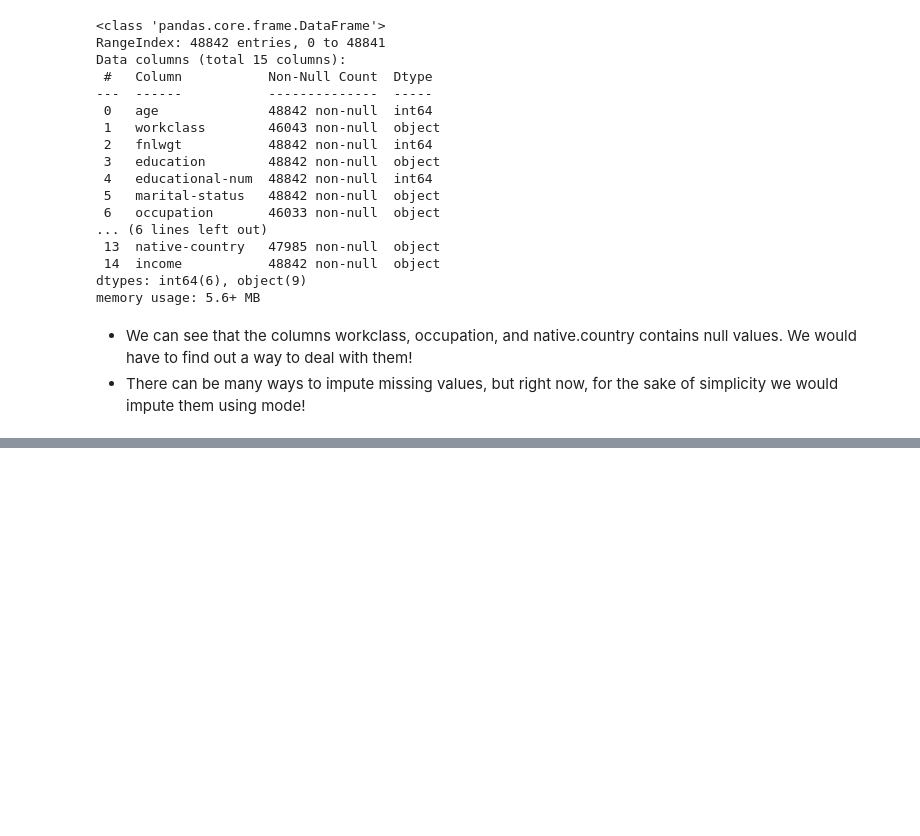
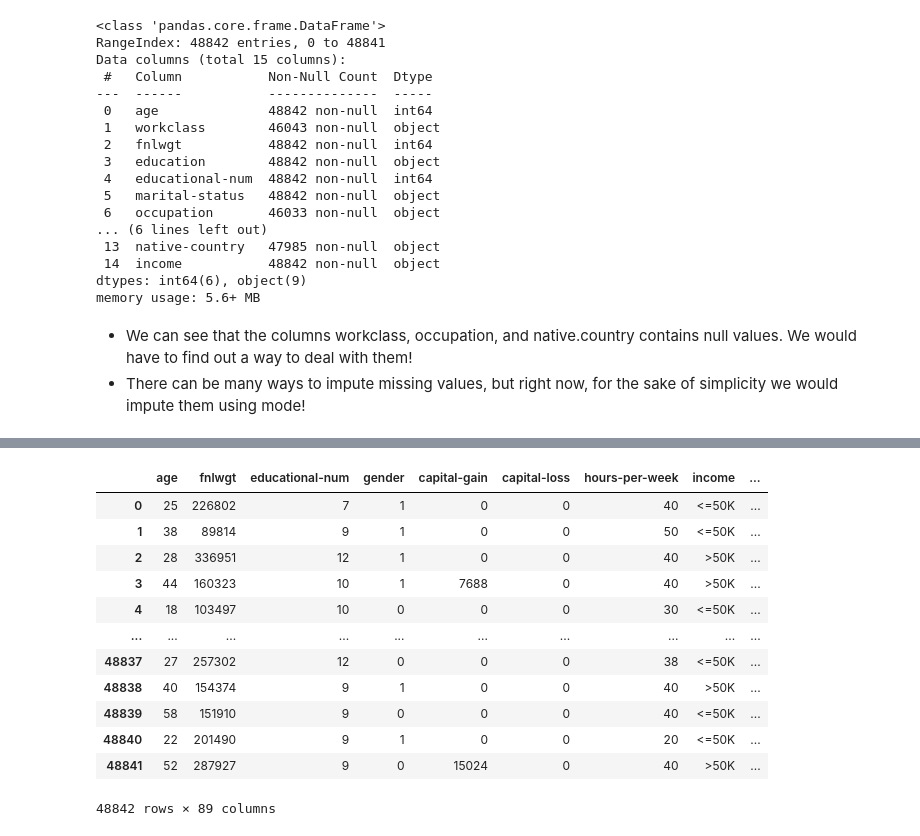
Before and after one commit to rohan-singh987/Income-Predictor, a Jupyter notebook: IncomePrediction.ipynb, the cells around one changed output, grey strips where cells are left out. Drawn from its saved outputs; the diff is of its cells as text; code cells hidden in the pictures; blank space fills up the shorter version.

```diff
--- a/IncomePrediction.ipynb
+++ b/IncomePrediction.ipynb
@@ -86,0 +243,3 @@ for col in ['workclass', 'occupation', 'native-country']:
+# %%
+binary_features = ['gender']
+nominal_features = ['workclass'  ,'marital-status' , 'relationship' , 'race' ,'native-country' , 'occupation']
@@ -86,0 +249,35 @@ for col in ['workclass', 'occupation', 'native-country']:
+# %%
+def binaryEncode(df, columns):
+    df = df.copy()
+    encoder = LabelEncoder()
+    for column in columns:
+        df[column] = encoder.fit_transform(df[column])
+    return df
+
+
+def nominalEncoder(df, columns):
+    df = df.copy()
+    for column in columns:
+        dummies = pd.get_dummies(df[column])
+        df = pd.concat([df, dummies], axis=1)
+        df.drop(column, axis=1 ,inplace=True)
+    return df
+# %%
+data = binaryEncode(data, binary_features)
+data = nominalEncoder(data, nominal_features)
+# %%
+data
+# %% [output]
+|  | age | fnlwgt | educational-num | gender | capital-gain | capital-loss | hours-per-week | income | ... |
+| 0 | 25 | 226802 | 7 | 1 | 0 | 0 | 40 | <=50K | ... |
+| 1 | 38 | 89814 | 9 | 1 | 0 | 0 | 50 | <=50K | ... |
+| 2 | 28 | 336951 | 12 | 1 | 0 | 0 | 40 | >50K | ... |
+| 3 | 44 | 160323 | 10 | 1 | 7688 | 0 | 40 | >50K | ... |
+| 4 | 18 | 103497 | 10 | 0 | 0 | 0 | 30 | <=50K | ... |
+| ... | ... | ... | ... | ... | ... | ... | ... | ... | ... |
+| 48837 | 27 | 257302 | 12 | 0 | 0 | 0 | 38 | <=50K | ... |
+| 48838 | 40 | 154374 | 9 | 1 | 0 | 0 | 40 | >50K | ... |
+| 48839 | 58 | 151910 | 9 | 0 | 0 | 0 | 40 | <=50K | ... |
+| 48840 | 22 | 201490 | 9 | 1 | 0 | 0 | 20 | <=50K | ... |
+| 48841 | 52 | 287927 | 9 | 0 | 15024 | 0 | 40 | >50K | ... |
+48842 rows × 89 columns
```
Also changed, not shown: parts of 23 cells of this notebook.
